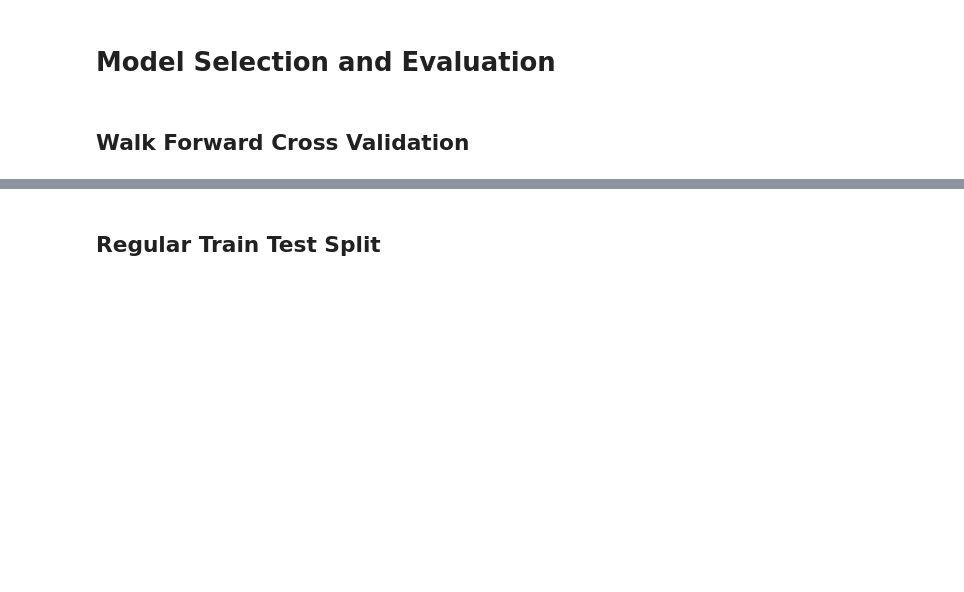
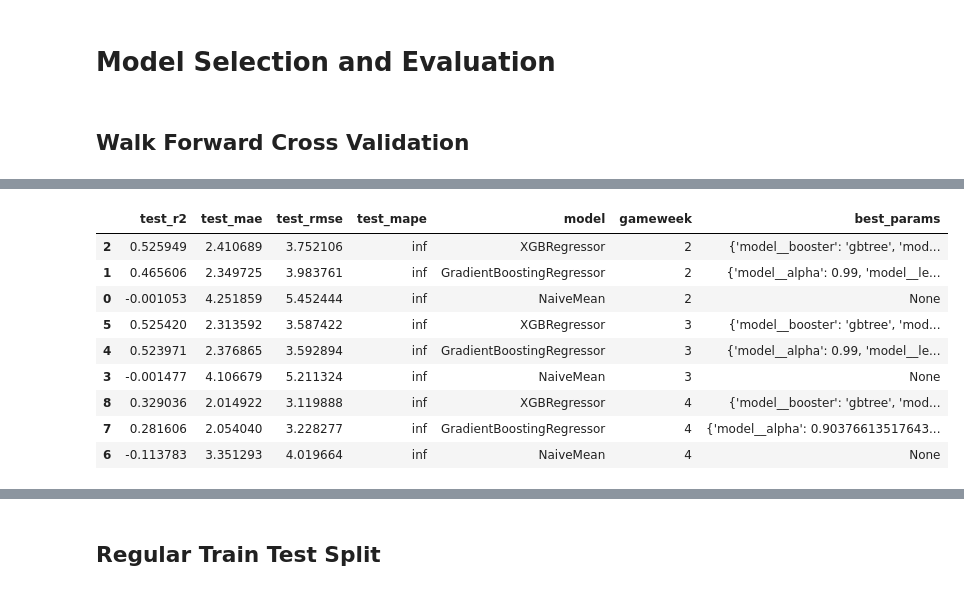
Before and after one commit to emolloy123/FPL-Modelling, a Jupyter notebook: fpl-modelling/notebooks/modelling..ipynb, the cells around one changed output, grey strips where cells are left out. Saved outputs shown, nothing was run; the diff lists cells and outputs as text; code cells hidden in the pictures; blank space fills up the shorter version.

```diff
--- a/fpl-modelling/notebooks/modelling..ipynb
+++ b/fpl-modelling/notebooks/modelling..ipynb
@@ -309,7 +345,7 @@ print(f'We have up to gameweek {model_df['round'].max()+1} available which means
 # %% [output]
 We have up to gameweek 7 available which means we can use up to gameweek 4 for modelling
 # %%
-def prepare_df_at_gameweek(current_gameweek, arg_df, num_forecasted_games=3,
+def prepare_df_at_gameweek(current_gameweek, arg_df, num_forecasted_games=1,
                            target_col='next_week_round_points', num_test_gameweeks=1):
     """
     Build a dataset for a given gameweek, using features from each past gameweek to predict
@@ -379,7 +415,7 @@ def prepare_df_at_gameweek(current_gameweek, arg_df, num_forecasted_games=3,
 
     return train_df, test_df
 # %%
-train_df, test_df = prepare_df_at_gameweek(current_gameweek=4, arg_df=model_df)
+train_df, test_df = prepare_df_at_gameweek(current_gameweek=6, arg_df=model_df)
 # %% [markdown]
 # Model Selection and Evaluation
 # %%
@@ -564,2 +662,3 @@ results_df = pd.DataFrame(results)
 # %%
-results_df.sort_values(by=['gameweek', 'test_rmse']).to_csv("gb_trees.csv")
+results_df.sort_values(by=['gameweek', 'test_rmse'])
+# %% [output]
@@ -566,3 +666,13 @@ results_df.sort_values(by=['gameweek', 'test_rmse']).to_csv("gb_trees.csv")
+|  | test_r2 | test_mae | test_rmse | test_mape | model | gameweek | best_params |
+| 2 | 0.525949 | 2.410689 | 3.752106 | inf | XGBRegressor | 2 | {'model__booster': 'gbtree', 'mod... |
+| 1 | 0.465606 | 2.349725 | 3.983761 | inf | GradientBoostingRegressor | 2 | {'model__alpha': 0.99, 'model__le... |
+| 0 | -0.001053 | 4.251859 | 5.452444 | inf | NaiveMean | 2 | None |
+| 5 | 0.525420 | 2.313592 | 3.587422 | inf | XGBRegressor | 3 | {'model__booster': 'gbtree', 'mod... |
+| 4 | 0.523971 | 2.376865 | 3.592894 | inf | GradientBoostingRegressor | 3 | {'model__alpha': 0.99, 'model__le... |
+| 3 | -0.001477 | 4.106679 | 5.211324 | inf | NaiveMean | 3 | None |
+| 8 | 0.329036 | 2.014922 | 3.119888 | inf | XGBRegressor | 4 | {'model__booster': 'gbtree', 'mod... |
+| 7 | 0.281606 | 2.054040 | 3.228277 | inf | GradientBoostingRegressor | 4 | {'model__alpha': 0.90376613517643... |
+| 6 | -0.113783 | 3.351293 | 4.019664 | inf | NaiveMean | 4 | None |
 # %%
 results_df[results_df['gameweek']==4].sort_values(by='test_rmse').iloc[0]['best_params']
 # %% [output]
```
Also changed, not shown: parts of 21 cells of this notebook, 17 other files.
